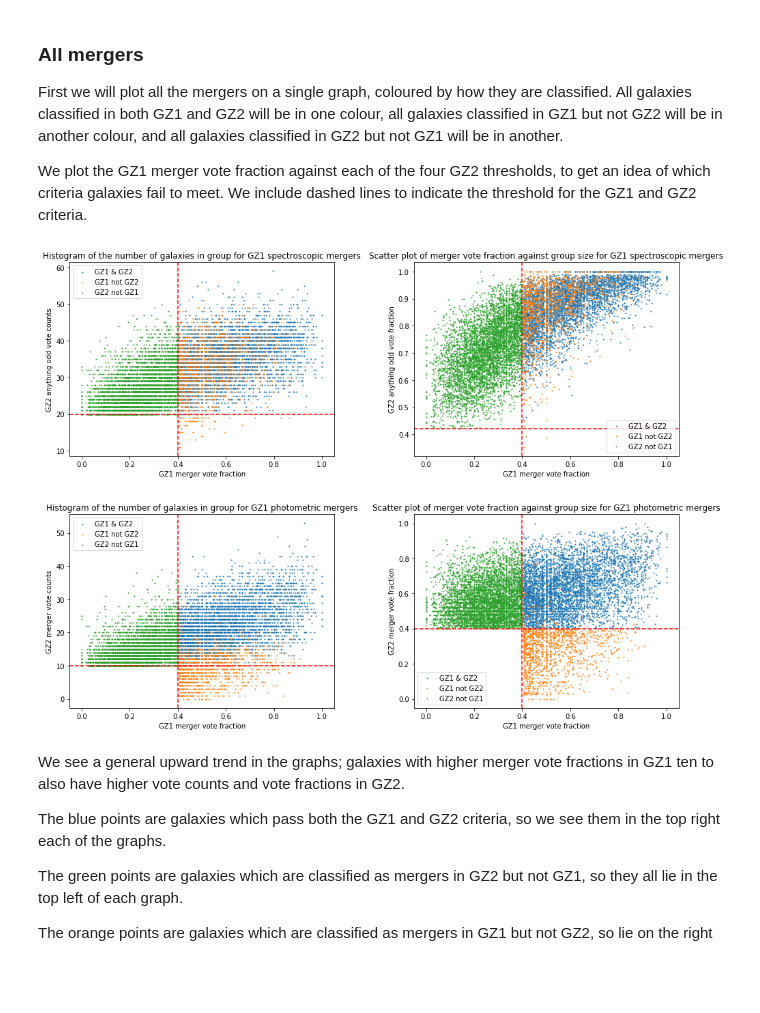
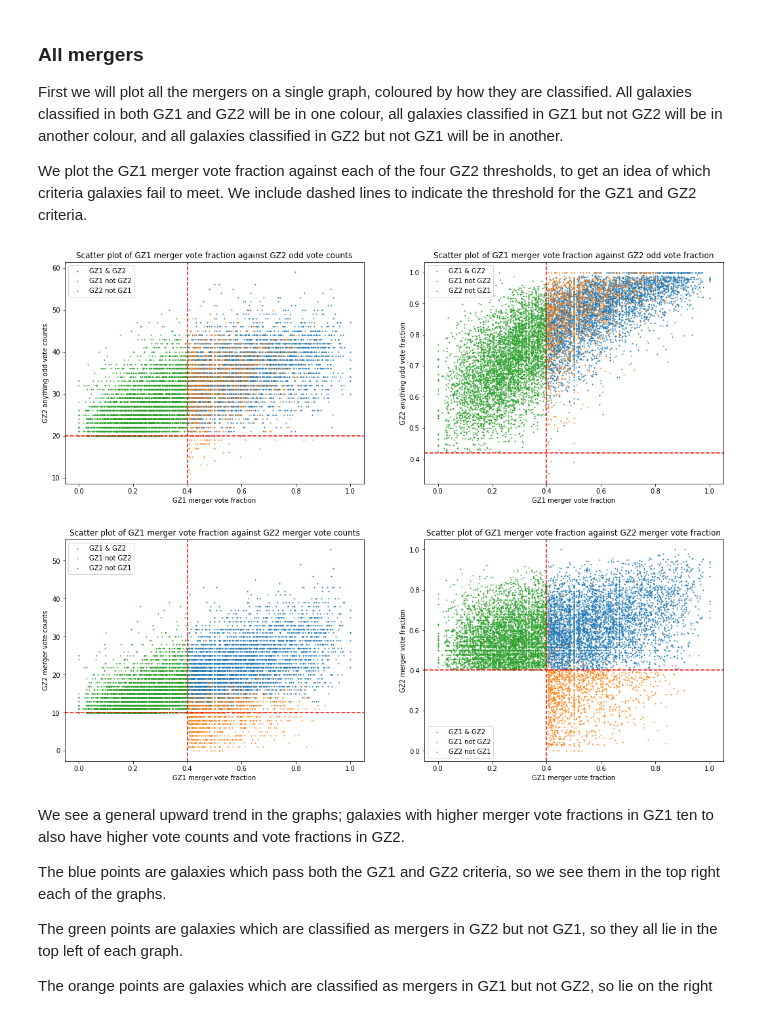
Before and after one commit to tplews98/MPhys_Project, a Jupyter notebook: MT_Week7_Mergers.ipynb, the cells around one changed output. Cells and saved outputs as stored; diff of their text form; code cells hidden in the pictures; blank space fills up the shorter version.

Commit message:
GZ1 and GZ2 mergers

```diff
--- a/MT_Week7_Mergers.ipynb
+++ b/MT_Week7_Mergers.ipynb
@@ -130,7 +130,7 @@ gz1_and_gz2_mergers = all_data[(all_data["GZ1"] == 1) & (all_data["GZ2"] == 1) &
 gz1_not_gz2_mergers = all_data[(all_data["GZ1"] == 1) & (all_data["GZ2"] == 1) & (all_data["GZ1_merger_yes"] == 1) & (all_data["GZ2_merger_yes"] == 0)]
 gz2_not_gz1_mergers = all_data[(all_data["GZ1"] == 1) & (all_data["GZ2"] == 1) & (all_data["GZ1_merger_yes"] == 0) & (all_data["GZ2_merger_yes"] == 1)]
 
-fig, ax = plt.subplots(2, 2, figsize=(16,12))
+fig, ax = plt.subplots(2, 2, figsize=(18,14))
 
 # Plot histogram of group size for galaxies classified as mergers
 ax[0, 0].scatter(gz1_and_gz2_mergers["P_MG"], gz1_and_gz2_mergers["t06_odd_a14_yes_count"], label="GZ1 & GZ2", s=1)
@@ -141,7 +141,7 @@ ax[0, 0].axhline(y=20, linestyle="--", c="red")
 ax[0, 0].set_xlabel("GZ1 merger vote fraction")
 ax[0, 0].set_ylabel("GZ2 anything odd vote counts")
 ax[0, 0].legend()
-ax[0, 0].set_title("Histogram of the number of galaxies in group for GZ1 spectroscopic mergers")
+ax[0, 0].set_title("Scatter plot of GZ1 merger vote fraction against GZ2 odd vote counts")
 
 # Plot scatter plot of merger vote fraction against group size, for galaxies classified as mergers
 ax[0, 1].scatter(gz1_and_gz2_mergers["P_MG"], gz1_and_gz2_mergers["t06_odd_a14_yes_debiased"], label="GZ1 & GZ2", s=1)
@@ -149,38 +149,38 @@ ax[0, 1].scatter(gz1_not_gz2_mergers["P_MG"], gz1_not_gz2_mergers["t06_odd_a14_y
 ax[0, 1].scatter(gz2_not_gz1_mergers["P_MG"], gz2_not_gz1_mergers["t06_odd_a14_yes_debiased"], label="GZ2 not GZ1", s=1)
 ax[0, 1].axvline(x=0.4, linestyle="--", c="red")
 ax[0, 1].axhline(y=0.42, linestyle="--", c="red")
 ax[0, 1].set_xlabel("GZ1 merger vote fraction")
 ax[0, 1].set_ylabel("GZ2 anything odd vote fraction")
 ax[0, 1].legend()
-ax[0, 1].set_title("Scatter plot of merger vote fraction against group size for GZ1 spectroscopic mergers")
+ax[0, 1].set_title("Scatter plot of GZ1 merger vote fraction against GZ2 odd vote fraction")
 
 # Plot histogram of group size for galaxies classified as mergers
 ax[1, 0].scatter(gz1_and_gz2_mergers["P_MG"], gz1_and_gz2_mergers["t08_odd_feature_a24_merger_count"], label="GZ1 & GZ2", s=1)
 ax[1, 0].scatter(gz1_not_gz2_mergers["P_MG"], gz1_not_gz2_mergers["t08_odd_feature_a24_merger_count"], label="GZ1 not GZ2", s=1)
 ax[1, 0].scatter(gz2_not_gz1_mergers["P_MG"], gz2_not_gz1_mergers["t08_odd_feature_a24_merger_count"], label="GZ2 not GZ1", s=1)
 ax[1, 0].axvline(x=0.4, linestyle="--", c="red")
 ax[1, 0].axhline(y=10, linestyle="--", c="red")
 ax[1, 0].set_xlabel("GZ1 merger vote fraction")
 ax[1, 0].set_ylabel("GZ2 merger vote counts")
 ax[1, 0].legend()
-ax[1, 0].set_title("Histogram of the number of galaxies in group for GZ1 photometric mergers")
+ax[1, 0].set_title("Scatter plot of GZ1 merger vote fraction against GZ2 merger vote counts")
 
 # Plot scatter plot of merger vote fraction against group size, for galaxies classified as mergers
 ax[1, 1].scatter(gz1_and_gz2_mergers["P_MG"], gz1_and_gz2_mergers["t08_odd_feature_a24_merger_debiased"], label="GZ1 & GZ2", s=1)
 ax[1, 1].scatter(gz1_not_gz2_mergers["P_MG"], gz1_not_gz2_mergers["t08_odd_feature_a24_merger_debiased"], label="GZ1 not GZ2", s=1)
 ax[1, 1].scatter(gz2_not_gz1_mergers["P_MG"], gz2_not_gz1_mergers["t08_odd_feature_a24_merger_debiased"], label="GZ2 not GZ1", s=1)
 ax[1, 1].axvline(x=0.4, linestyle="--", c="red")
 ax[1, 1].axhline(y=0.4, linestyle="--", c="red")
 ax[1, 1].set_xlabel("GZ1 merger vote fraction")
 ax[1, 1].set_ylabel("GZ2 merger vote fraction")
 ax[1, 1].legend()
-ax[1, 1].set_title("Scatter plot of merger vote fraction against group size for GZ1 photometric mergers")
+ax[1, 1].set_title("Scatter plot of GZ1 merger vote fraction against GZ2 merger vote fraction")
 
-fig.subplots_adjust(wspace=0.3, hspace=0.3)
+fig.subplots_adjust(wspace=0.2, hspace=0.25)
 
 plt.show()
 # %% [output]
-[figure, old version]
+[figure, new version]
 # %% [markdown]
 We see a general upward trend in the graphs; galaxies with higher merger vote fractions in GZ1 ten to also have higher vote counts and vote fractions in GZ2.
 
```
